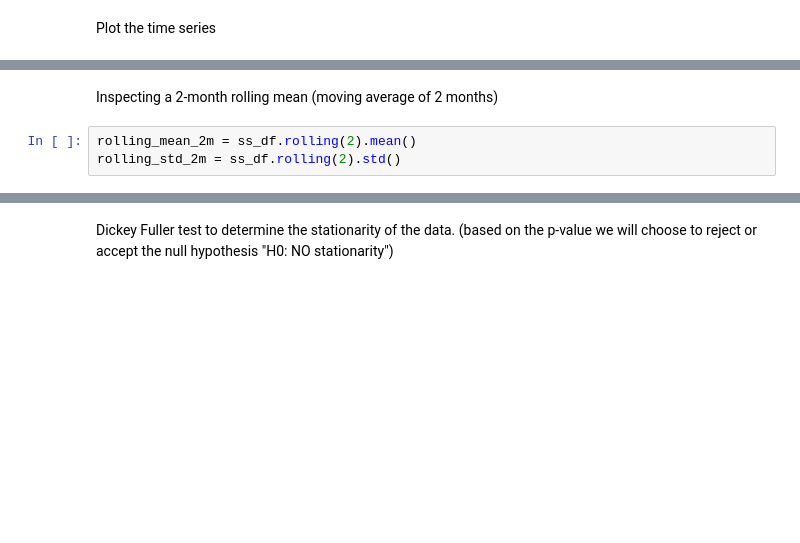
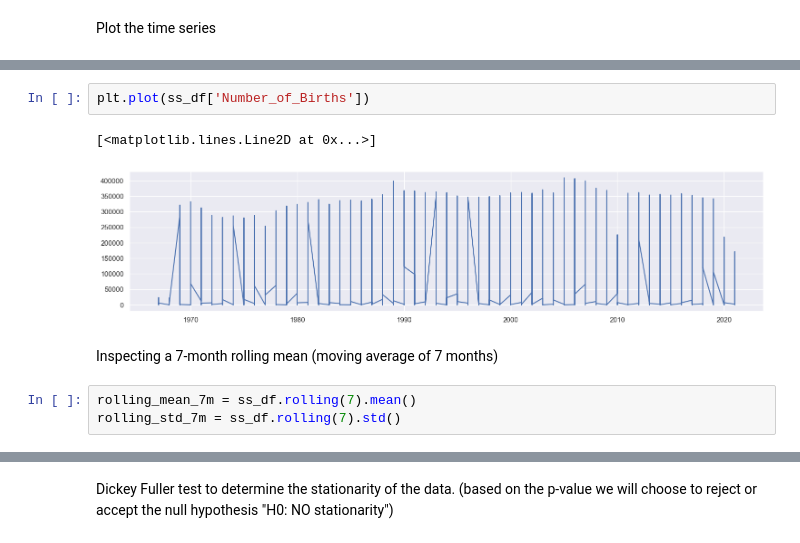
Before and after one commit to worldteacher-global/MA641_TIMESERIES_GROUPPROJECT, a Jupyter notebook: TS_.ipynb, the cells around one changed output, grey strips where cells are left out. Saved outputs shown, nothing was run; the diff lists cells and outputs as text; blank space fills up the shorter version.

```diff
--- a/TS_.ipynb
+++ b/TS_.ipynb
@@ -270,5 +290,10 @@ plt.xlabel('Month per Year');
+# %%
+plt.plot(ss_df['Number_of_Births'])
+# %% [output]
+[<matplotlib.lines.Line2D at 0x...>]
+[figure, added]
 # %% [markdown]
-Inspecting a 2-month rolling mean (moving average of 2 months)
+Inspecting a 7-month rolling mean (moving average of 7 months)
 # %%
-rolling_mean_2m = ss_df.rolling(2).mean()
-rolling_std_2m = ss_df.rolling(2).std()
+rolling_mean_7m = ss_df.rolling(7).mean()
+rolling_std_7m = ss_df.rolling(7).std()
```
Also changed, not shown: parts of 11 cells of this notebook.
